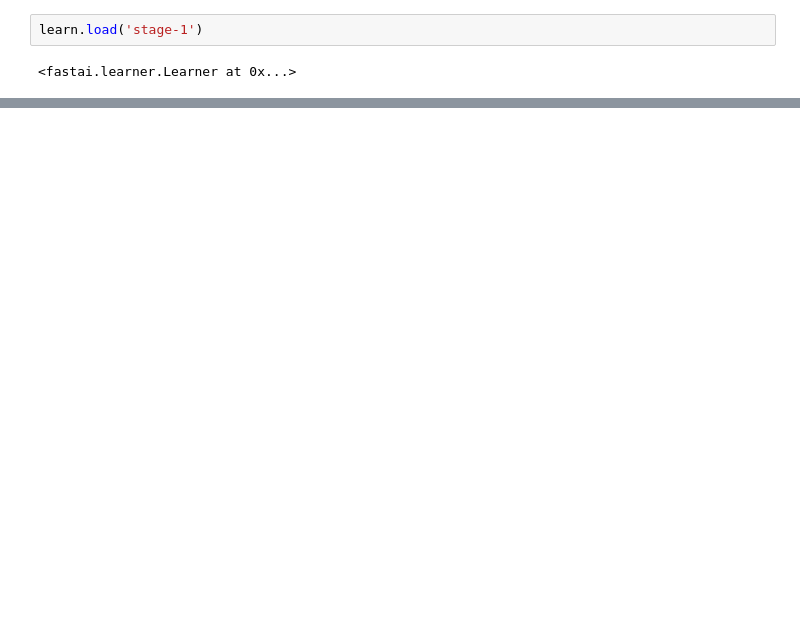
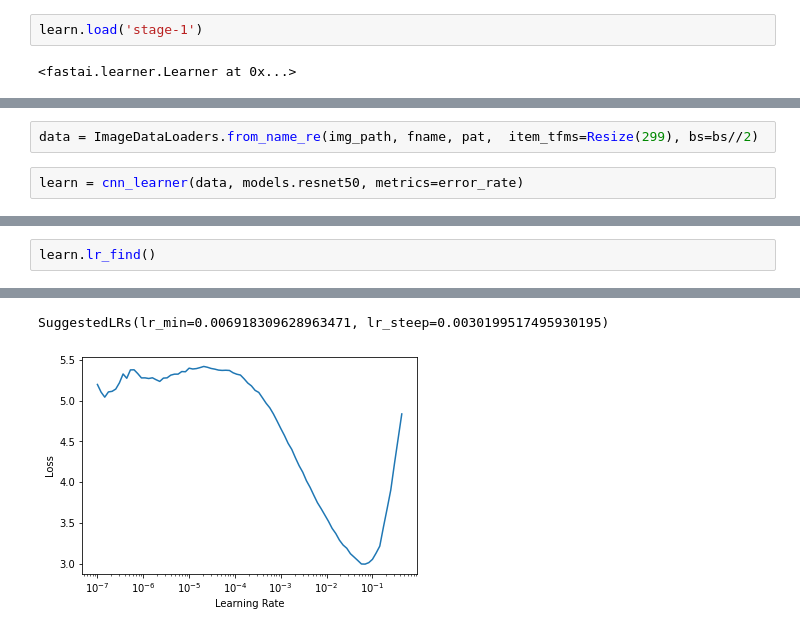
Before and after one commit to anuj0456/courses, a Jupyter notebook: fastai/fastai_v2_lesson1_.ipynb, the cells around one changed output, grey strips where cells are left out. Saved outputs shown, nothing was run; the diff lists cells and outputs as text; blank space fills up the shorter version.

```diff
--- a/fastai/fastai_v2_lesson1_.ipynb
+++ b/fastai/fastai_v2_lesson1_.ipynb
@@ -162,0 +172,4 @@ learn.fit_one_cycle(2, lr_max=slice(1e-6,1e-3))
+# %%
+data = ImageDataLoaders.from_name_re(img_path, fname, pat,  item_tfms=Resize(299), bs=bs//2)
+# %%
+learn = cnn_learner(data, models.resnet50, metrics=error_rate)
@@ -162,0 +178,3 @@ learn.fit_one_cycle(2, lr_max=slice(1e-6,1e-3))
+# %%
+learn.lr_find()
+# %% [output]
@@ -162,0 +182,2 @@ learn.fit_one_cycle(2, lr_max=slice(1e-6,1e-3))
+SuggestedLRs(lr_min=0.006918309628963471, lr_steep=0.0030199517495930195)
+[figure, added]
```
Also changed, not shown: parts of 37 cells of this notebook.
